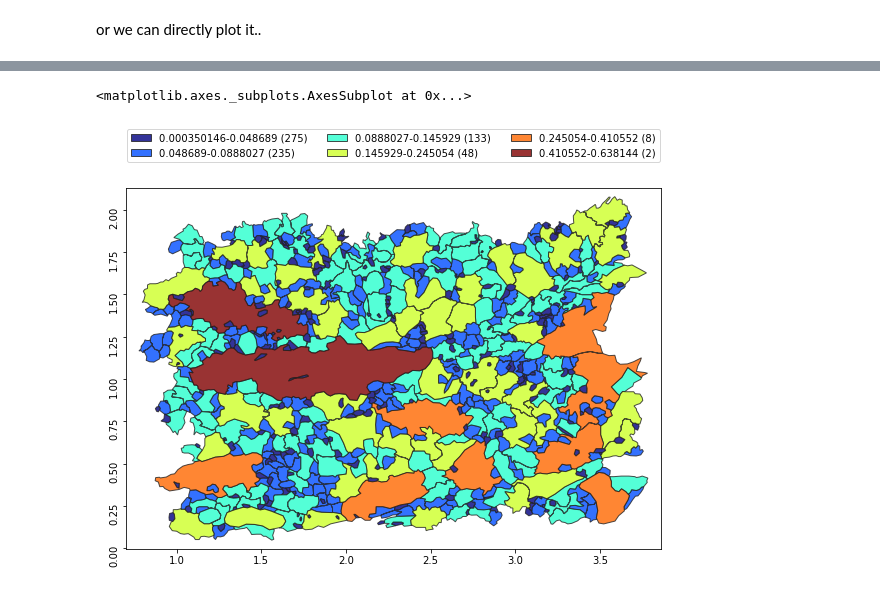
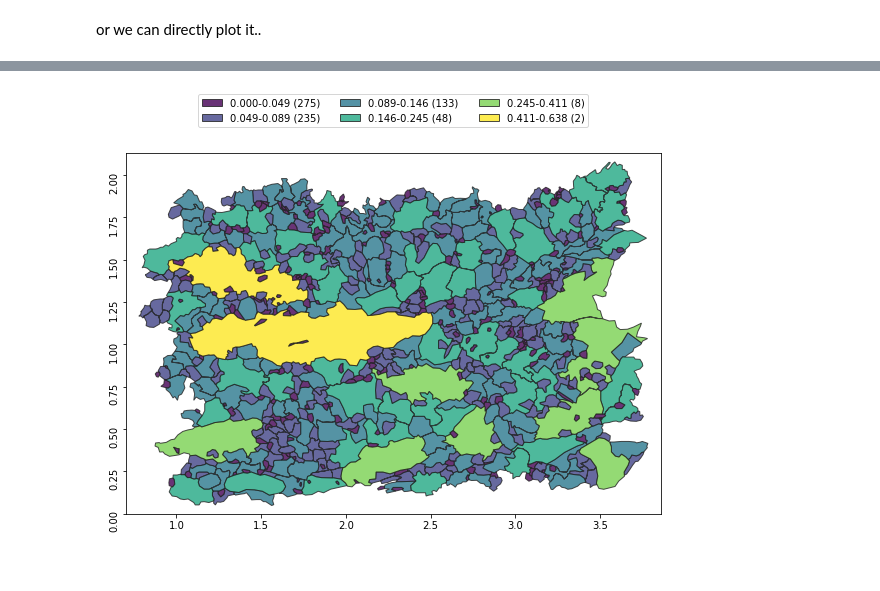
Before and after one commit to ondrolexa/polylx, a Jupyter notebook: polylx_tutorial.ipynb, the cells around one changed output, grey strips where cells are left out. Drawn from its saved outputs; the diff is of its cells as text; code cells hidden in the pictures.

```diff
--- a/polylx_tutorial.ipynb
+++ b/polylx_tutorial.ipynb
@@ -160,8 +158,7 @@ g.classify('ead', 'jenks', k=6)
 # %%
-g.plot()
+g.show()
 # %% [output]
-<matplotlib.axes._subplots.AxesSubplot at 0x...>
-[figure, old version]
+[figure, new version]
 # %%
 g.rose()
 # %% [output]
```
Also changed, not shown: parts of 13 cells of this notebook.
